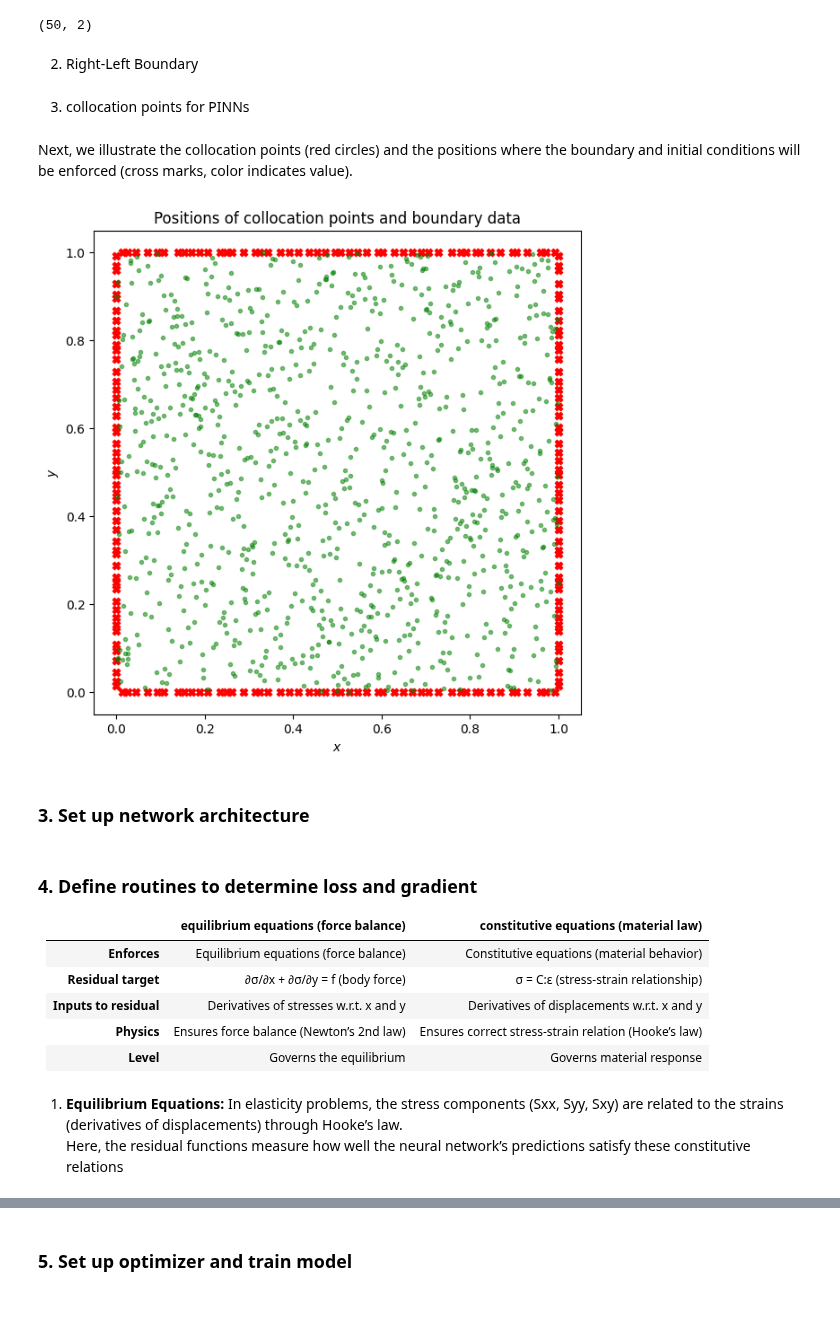
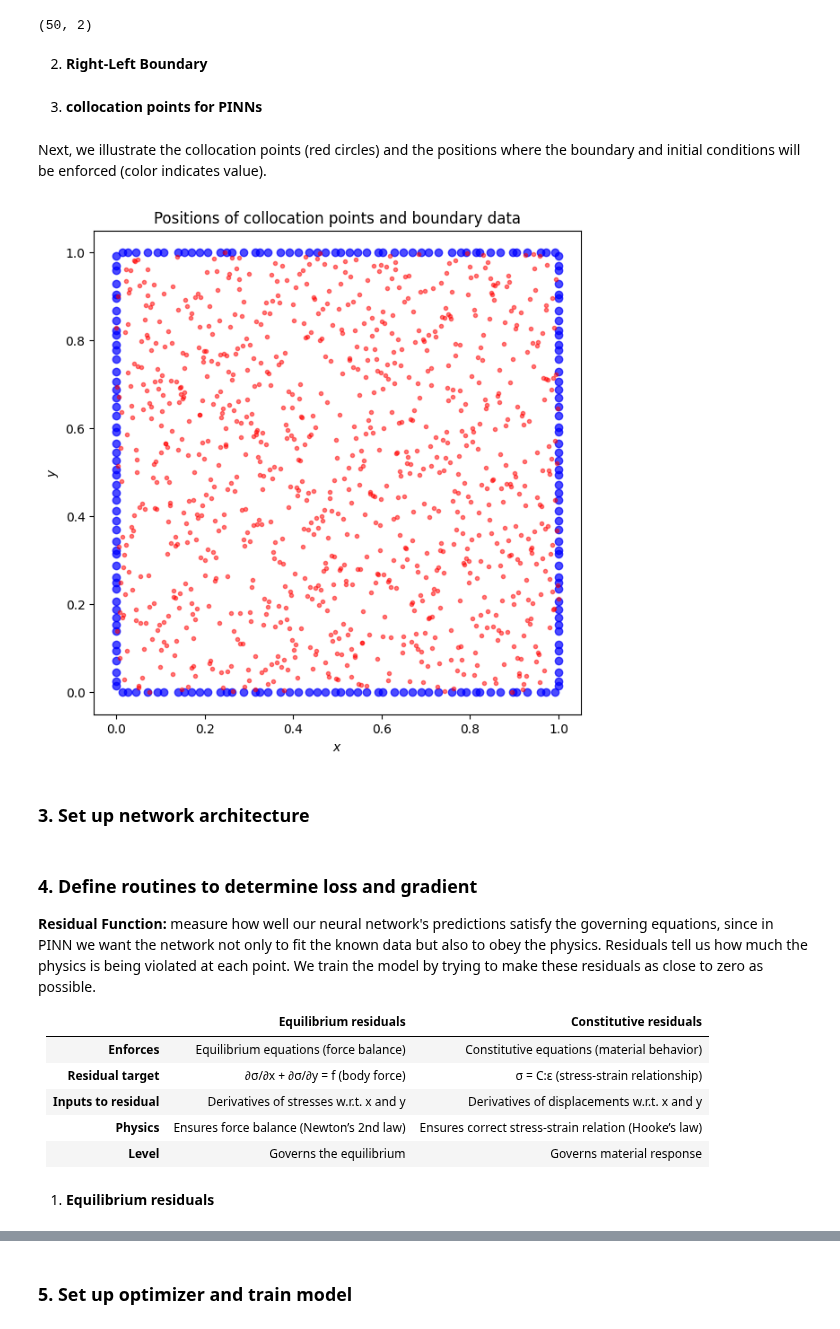
Before and after one commit to submerged-in-matrix/PINN_2D_Elasticity, a Jupyter notebook: Notebook/P_3_PINN_Linear_Elasticity.ipynb, the cells around one changed output, grey strips where cells are left out. Drawn from its saved outputs; the diff is of its cells as text; code cells hidden in the pictures.

```diff
--- a/Notebook/P_3_PINN_Linear_Elasticity.ipynb
+++ b/Notebook/P_3_PINN_Linear_Elasticity.ipynb
@@ -35,10 +105,10 @@ mu = tf.constant(E/(2*(1+v)), dtype=DTYPE)          # shear modulus,describes  d
 Q = tf.constant(4.0, dtype=DTYPE)                   # a known distributed force (body force), controls the strength of the force applied to the system.
 
 # Dirichlet boundary Conditions. Floating-point numbers are used to define the boundaries of the domain. xmin, xmax, ymin, ymax define the rectangular region where the PDE is solved.
-xmin = 0.
-xmax = 1.
-ymin = 0.
-ymax = 1.
+xmin = 0.0
+xmax = 1.0
+ymin = 0.0
+ymax = 1.0
 # %% [markdown]
 # Define Exact Force and Displacements
 To evaluate PINN's performance and accuracy.
@@ -146,7 +217,7 @@ uy_lo_train = np.zeros([len(x_lo),1])
 # %% [output]
 (50, 2)
 # %% [markdown]
-2. Right-Left Boundary
+2. **Right-Left Boundary**
 # %%
 y_ri = lhs(1,samples=N_bound,random_state=123)
 y_ri = ymin + (ymax-ymin)*y_ri
@@ -186,7 +257,7 @@ uy_b_train = np.concatenate((uy_lo_train, uy_ri_train, uy_le_train))
 Sxx_b_train = np.concatenate((Sxx_ri_train, Sxx_le_train))
 Syy_b_train = Syy_up_train
 # %% [markdown]
-3. collocation points for PINNs
+3. **collocation points for PINNs**
 # %%
 # Generate residual points in the domain using Latin Hypercube Sampling
 grid_pt = lhs(2,N_r)
@@ -208,20 +279,20 @@ yf = grid_pt[:,1]
 # Combine Coordinates
 X_col_train = np.hstack((xf[:,None],yf[:,None]))
 # %% [markdown]
-Next, we illustrate the collocation points (red circles) and the positions where the boundary and initial conditions will be enforced (cross marks, color indicates value).
+Next, we illustrate the collocation points (red circles) and the positions where the boundary and initial conditions will be enforced (color indicates value).
 # %%
 import matplotlib.pyplot as plt
 
 fig = plt.figure(figsize=(7,7))
-plt.scatter(X_b_train[:,0], X_b_train[:,1], c='r', marker='X')
-plt.scatter(X_col_train[:,0], X_col_train[:,1], c='g', marker='.', alpha=0.5)
+plt.scatter(X_b_train[:,0], X_b_train[:,1], c='b', marker='o', alpha=0.7)
+plt.scatter(X_col_train[:,0], X_col_train[:,1], c='r', marker='.', alpha=0.5)
 plt.xlabel('$x$')
 plt.ylabel('$y$')
 
 plt.title('Positions of collocation points and boundary data');
 #plt.savefig('Xdata_Burgers.pdf', bbox_inches='tight', dpi=300)
 # %% [output]
-[figure, old version]
+[figure, new version]
 # %% [markdown]
 ### 3. Set up network architecture
 # %%
@@ -249,15 +320,15 @@ def init_model(num_hidden_layers=8, num_neurons_per_layer=20):
     return model
 # %% [markdown]
 ### 4. Define routines to determine loss and gradient
+**Residual Function:** measure how well our neural network's predictions satisfy the governing equations, since in PINN we want the network not only to fit the known data but also to obey the physics. Residuals tell us how much the physics is being violated at each point. We train the model by trying to make these residuals as close to zero as possible.
 
-|                        | **equilibrium equations (force balance)**| **constitutive equations (material law)**                                     |
+|                        | **Equilibrium residuals**                          | **Constitutive residuals**                                     |
 | ---------------------- | ---------------------------------------- | ---------------------------------------------------- |
 | **Enforces**           | Equilibrium equations (force balance)    | Constitutive equations (material behavior)           |
 | **Residual target**    | ∂σ/∂x + ∂σ/∂y = f (body force)           | σ = C:ε (stress-strain relationship)                 |
 | **Inputs to residual** | Derivatives of stresses w\.r.t. x and y  | Derivatives of displacements w\.r.t. x and y         |
 | **Physics**            | Ensures force balance (Newton’s 2nd law) | Ensures correct stress-strain relation (Hooke’s law) |
 | **Level**              | Governs the equilibrium                  | Governs material response                            |
-# %% [markdown]
-1. **Equilibrium Equations:** In elasticity problems, the stress components (Sxx, Syy, Sxy) are related to the strains (derivatives of displacements) through Hooke’s law.
-Here, the residual functions measure how well the neural network’s predictions satisfy these constitutive relations
+# %% [markdown]
+1. **Equilibrium residuals**
 # %%
```
Also changed, not shown: parts of 28 cells of this notebook.
